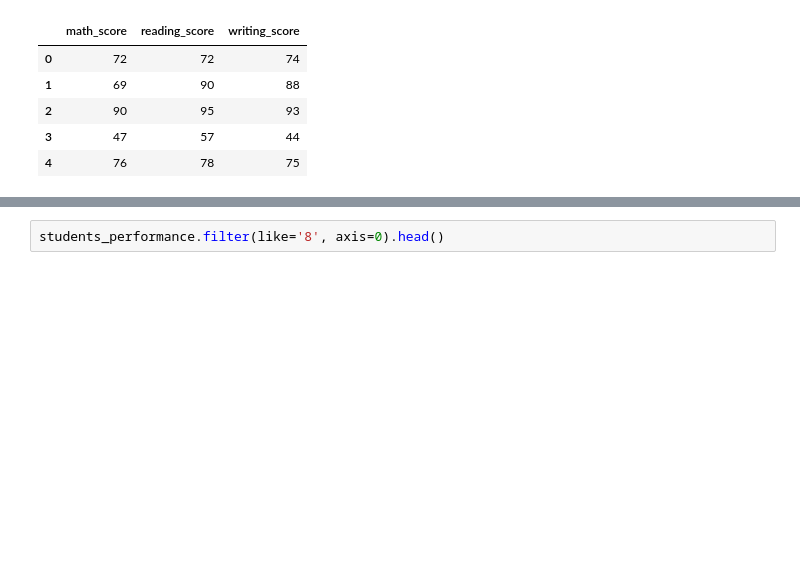
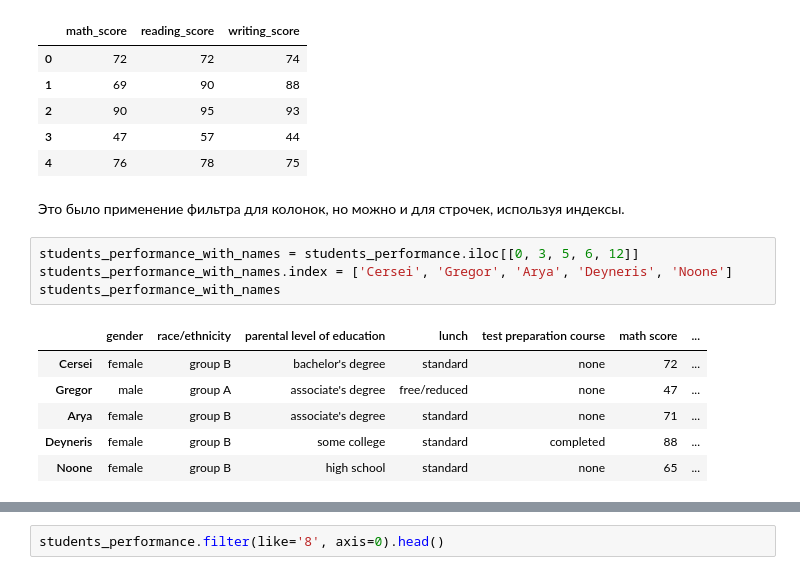
Before and after one commit to nedokormysh/Stepik_Karpov_ML, a Jupyter notebook: Stepik_filtration.ipynb, the cells around one changed output, grey strips where cells are left out. Cells and saved outputs as stored; diff of their text form; blank space fills up the shorter version.

```diff
--- a/Stepik_filtration.ipynb
+++ b/Stepik_filtration.ipynb
@@ -647,3 +655,16 @@ students_performance.filter(like='score').head()
 | 2 | 90 | 95 | 93 |
 | 3 | 47 | 57 | 44 |
 | 4 | 76 | 78 | 75 |
+# %% [markdown]
+Это было применение фильтра для колонок, но можно и для строчек, используя индексы.
+# %%
+students_performance_with_names = students_performance.iloc[[0, 3, 5, 6, 12]]
+students_performance_with_names.index = ['Cersei', 'Gregor', 'Arya', 'Deyneris', 'Noone']
+students_performance_with_names
+# %% [output]
+|  | gender | race/ethnicity | parental level of education | lunch | test preparation course | math score | ... |
+| Cersei | female | group B | bachelor's degree | standard | none | 72 | ... |
+| Gregor | male | group A | associate's degree | free/reduced | none | 47 | ... |
+| Arya | female | group B | associate's degree | standard | none | 71 | ... |
+| Deyneris | female | group B | some college | standard | completed | 88 | ... |
+| Noone | female | group B | high school | standard | none | 65 | ... |
```
Also changed, not shown: parts of 22 cells of this notebook.
